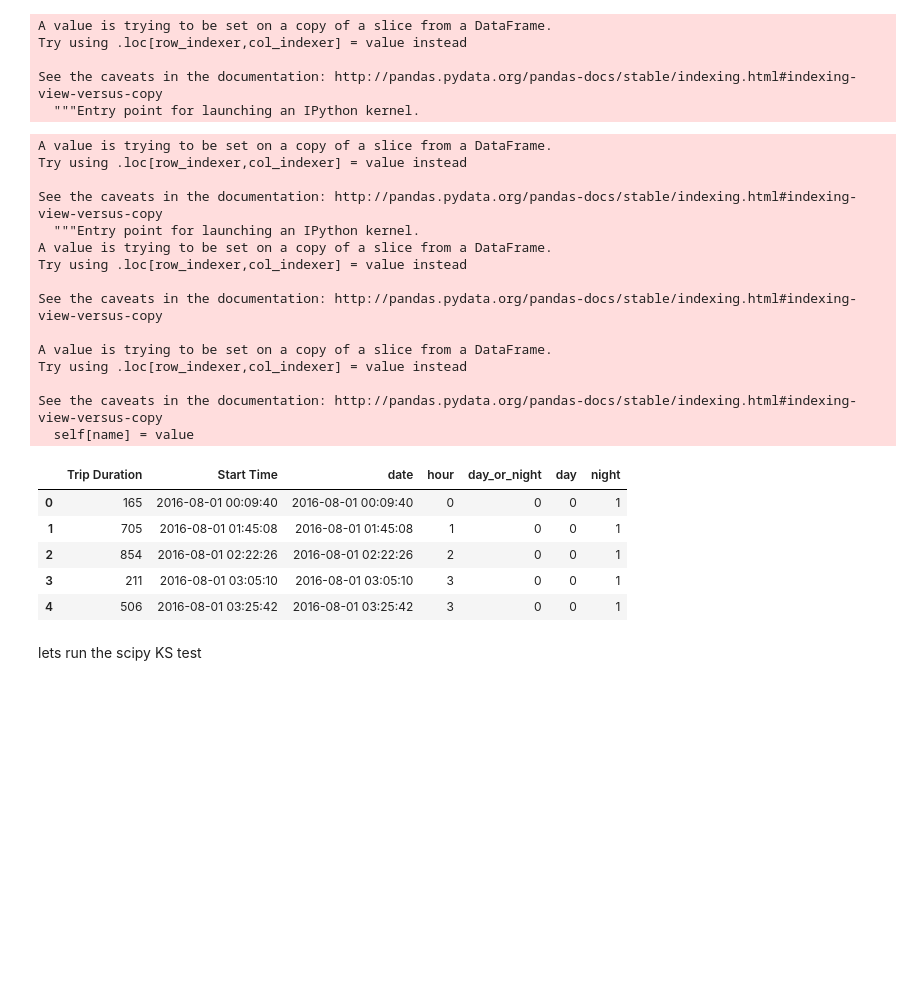
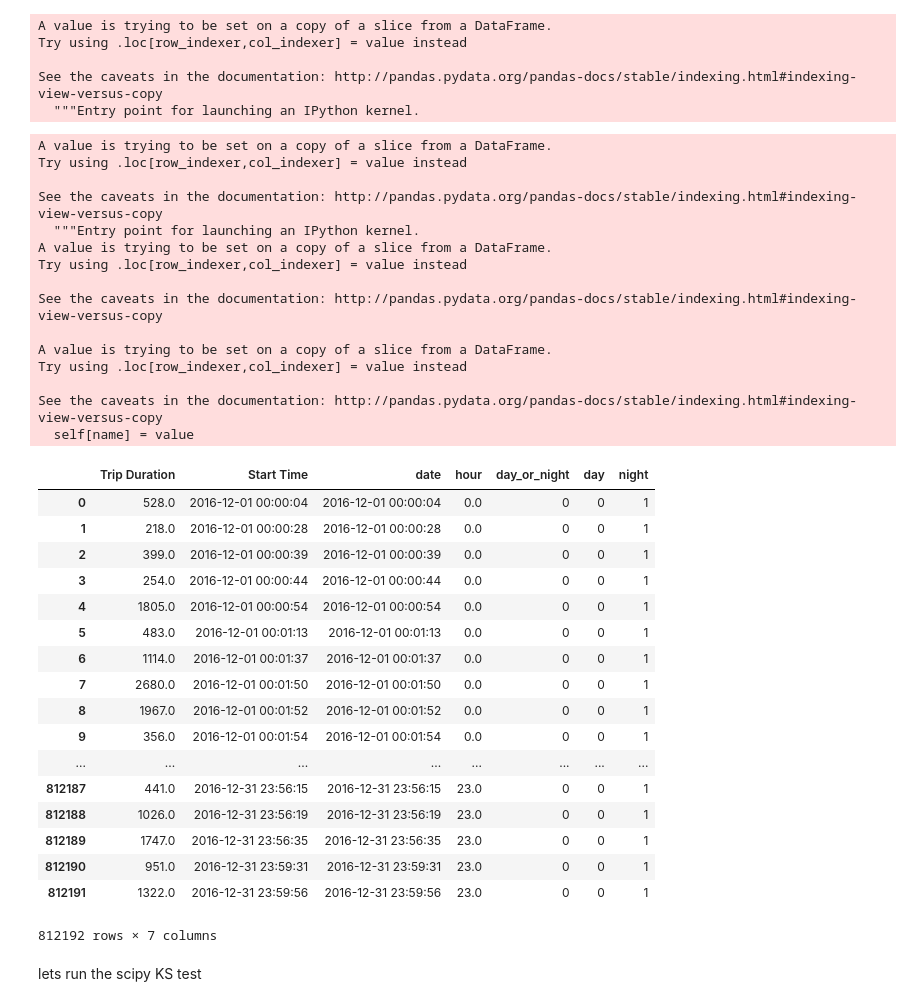
Before and after one commit to SPTKL/PUI2017_bc1561, a Jupyter notebook: HW4_bc1561/citibikes_compare_distributions.ipynb, the cells around one changed output. Cells and saved outputs as stored; diff of their text form; code cells hidden in the pictures; blank space fills up the shorter version.

```diff
--- a/HW4_bc1561/citibikes_compare_distributions.ipynb
+++ b/HW4_bc1561/citibikes_compare_distributions.ipynb
@@ -33,8 +33,8 @@ Populating the interactive namespace from numpy and matplotlib
 # Read in data
 I am reading in data from January 2015 with the function that I created getCitiBikeCSV. You are requested to use 2 months at least. It would be a good idea to use data from a colder and a warmer months, since there are more riders in the warm weather and ridership patterns may change with weather, temperature, etc. You should use data from multiple months, joining multiple datasets (thus addressing some systematic errors as well)
 # %%
-df1 = pd.read_csv('https://s3.amazonaws.com/tripdata/JC-201608-citibike-tripdata.csv.zip', compression = 'zip')
-df2 = pd.read_csv('https://s3.amazonaws.com/tripdata/JC-201701-citibike-tripdata.csv.zip', compression = 'zip')
+df1 = pd.read_csv('https://s3.amazonaws.com/tripdata/201604-citibike-tripdata.zip', compression = 'zip')
+df2 = pd.read_csv('https://s3.amazonaws.com/tripdata/201612-citibike-tripdata.zip', compression = 'zip')
 # %%
 df = pd.concat([df1, df2])
 df.head()
@@ -85,30 +90,42 @@ See the caveats in the documentation: http://pandas.pydata.org/pandas-docs/stabl
 # %%
 df1['day'] = df1.day_or_night
 df1['night'] = df1.day_or_night == 0
 df1.night = df1.night.astype(int)
-df1.head()
+df1.dropna()
 # %% [output]
 A value is trying to be set on a copy of a slice from a DataFrame.
 Try using .loc[row_indexer,col_indexer] = value instead
 
 See the caveats in the documentation: http://pandas.pydata.org/pandas-docs/stable/indexing.html#indexing-view-versus-copy
   """Entry point for launching an IPython kernel.
 A value is trying to be set on a copy of a slice from a DataFrame.
 Try using .loc[row_indexer,col_indexer] = value instead
 
 See the caveats in the documentation: http://pandas.pydata.org/pandas-docs/stable/indexing.html#indexing-view-versus-copy
 
 A value is trying to be set on a copy of a slice from a DataFrame.
 Try using .loc[row_indexer,col_indexer] = value instead
 
 See the caveats in the documentation: http://pandas.pydata.org/pandas-docs/stable/indexing.html#indexing-view-versus-copy
   self[name] = value
 |  | Trip Duration | Start Time | date | hour | day_or_night | day | night |
-| 0 | 165 | 2016-08-01 00:09:40 | 2016-08-01 00:09:40 | 0 | 0 | 0 | 1 |
-| 1 | 705 | 2016-08-01 01:45:08 | 2016-08-01 01:45:08 | 1 | 0 | 0 | 1 |
-| 2 | 854 | 2016-08-01 02:22:26 | 2016-08-01 02:22:26 | 2 | 0 | 0 | 1 |
-| 3 | 211 | 2016-08-01 03:05:10 | 2016-08-01 03:05:10 | 3 | 0 | 0 | 1 |
-| 4 | 506 | 2016-08-01 03:25:42 | 2016-08-01 03:25:42 | 3 | 0 | 0 | 1 |
+| 0 | 528.0 | 2016-12-01 00:00:04 | 2016-12-01 00:00:04 | 0.0 | 0 | 0 | 1 |
+| 1 | 218.0 | 2016-12-01 00:00:28 | 2016-12-01 00:00:28 | 0.0 | 0 | 0 | 1 |
+| 2 | 399.0 | 2016-12-01 00:00:39 | 2016-12-01 00:00:39 | 0.0 | 0 | 0 | 1 |
+| 3 | 254.0 | 2016-12-01 00:00:44 | 2016-12-01 00:00:44 | 0.0 | 0 | 0 | 1 |
+| 4 | 1805.0 | 2016-12-01 00:00:54 | 2016-12-01 00:00:54 | 0.0 | 0 | 0 | 1 |
+| 5 | 483.0 | 2016-12-01 00:01:13 | 2016-12-01 00:01:13 | 0.0 | 0 | 0 | 1 |
+| 6 | 1114.0 | 2016-12-01 00:01:37 | 2016-12-01 00:01:37 | 0.0 | 0 | 0 | 1 |
+| 7 | 2680.0 | 2016-12-01 00:01:50 | 2016-12-01 00:01:50 | 0.0 | 0 | 0 | 1 |
+| 8 | 1967.0 | 2016-12-01 00:01:52 | 2016-12-01 00:01:52 | 0.0 | 0 | 0 | 1 |
+| 9 | 356.0 | 2016-12-01 00:01:54 | 2016-12-01 00:01:54 | 0.0 | 0 | 0 | 1 |
+| ... | ... | ... | ... | ... | ... | ... | ... |
+| 812187 | 441.0 | 2016-12-31 23:56:15 | 2016-12-31 23:56:15 | 23.0 | 0 | 0 | 1 |
+| 812188 | 1026.0 | 2016-12-31 23:56:19 | 2016-12-31 23:56:19 | 23.0 | 0 | 0 | 1 |
+| 812189 | 1747.0 | 2016-12-31 23:56:35 | 2016-12-31 23:56:35 | 23.0 | 0 | 0 | 1 |
+| 812190 | 951.0 | 2016-12-31 23:59:31 | 2016-12-31 23:59:31 | 23.0 | 0 | 0 | 1 |
+| 812191 | 1322.0 | 2016-12-31 23:59:56 | 2016-12-31 23:59:56 | 23.0 | 0 | 0 | 1 |
+812192 rows × 7 columns
 # %% [markdown]
 lets run the scipy KS test
 # %%
```
Also changed, not shown: parts of 12 cells of this notebook, 1 other file.
